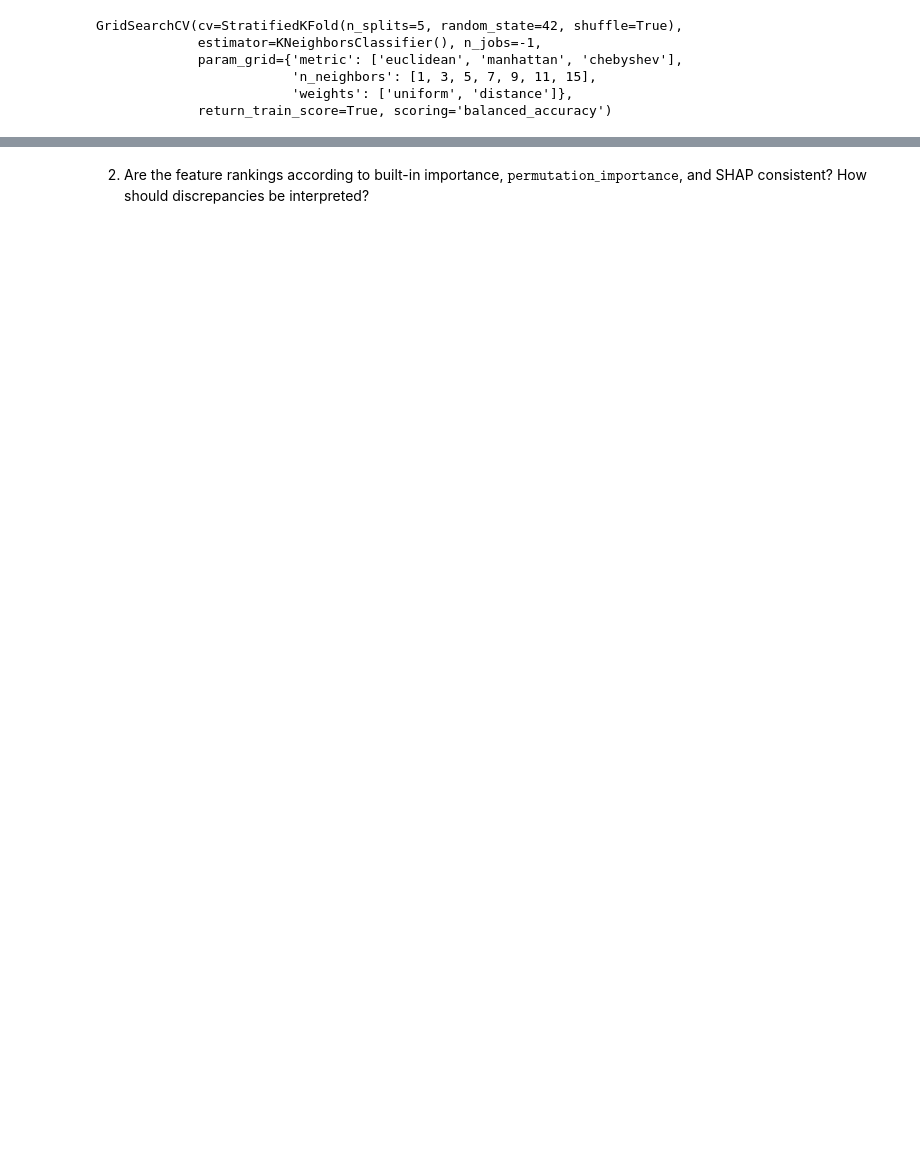
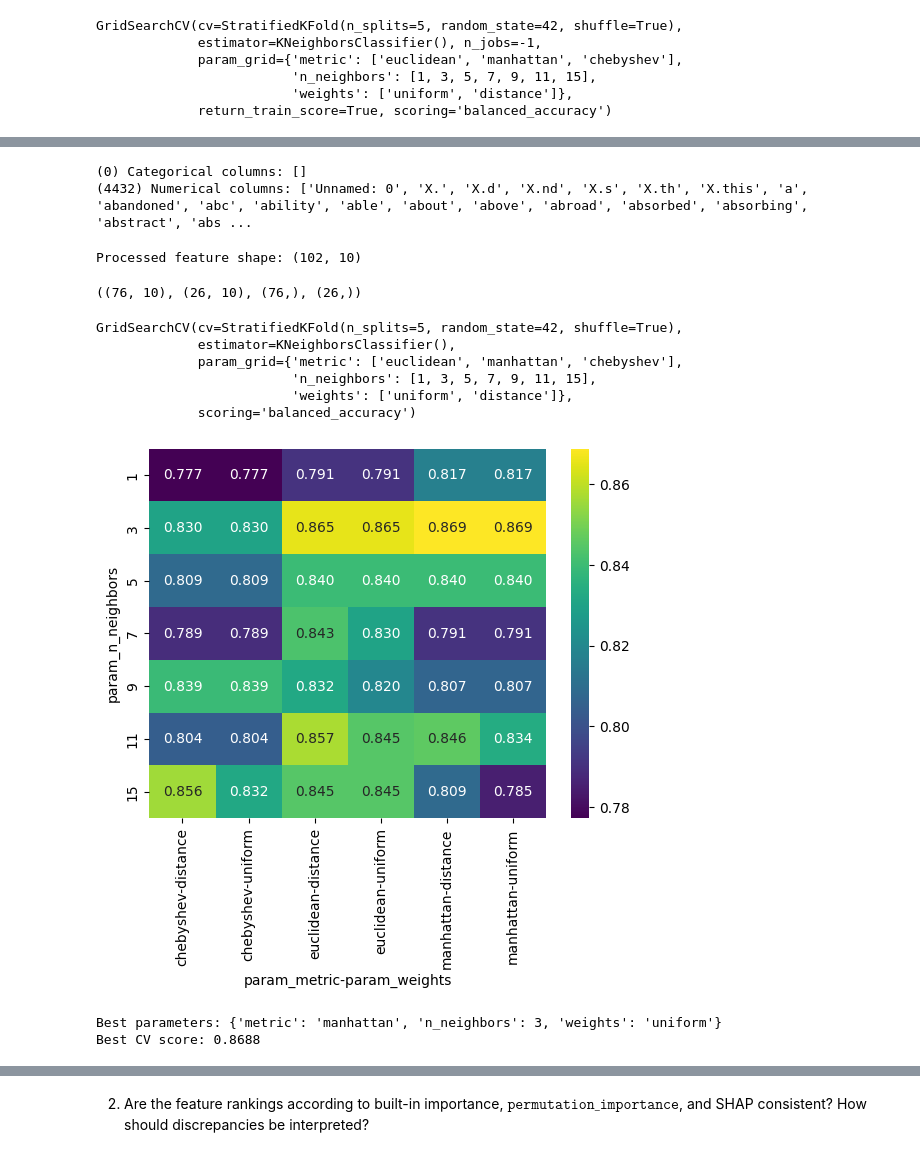
Before and after one commit to closetcaiman/de, a Jupyter notebook: lab2/lab2.ipynb, the cells around one changed output, grey strips where cells are left out. Cells and saved outputs as stored; diff of their text form; code cells hidden in the pictures; blank space fills up the shorter version.

```diff
--- a/lab2/lab2.ipynb
+++ b/lab2/lab2.ipynb
@@ -1122,0 +1141,75 @@ nyt_df = pd.read_csv("data/nyt-frame.csv")
+# %%
+nyt_categorical_features = X.select_dtypes(
+    include=["object", "category"]
+).columns.tolist()
+nyt_numerical_features = X.select_dtypes(include=["number"]).columns.tolist()
+
+print(
+    f"({len(nyt_categorical_features)}) Categorical columns: {nyt_categorical_features}"
+)
+print(f"({len(nyt_numerical_features)}) Numerical columns: {nyt_numerical_features}")
+# %% [output]
+(0) Categorical columns: []
+(4432) Numerical columns: ['Unnamed: 0', 'X.', 'X.d', 'X.nd', 'X.s', 'X.th', 'X.this', 'a', 'abandoned', 'abc', 'ability', 'able', 'about', 'above', 'abroad', 'absorbed', 'absorbing', 'abstract', 'abs ...
+# %%
+from sklearn.decomposition import PCA
+
+numeric_transformer = Pipeline([
+    ("scaler", StandardScaler()),
+    ("pca", PCA(n_components=10, random_state=RNG)),
+])
+
+preprocessor = ColumnTransformer([
+    ("num", numeric_transformer, nyt_numerical_features),
+])
+
+X_processed = preprocessor.fit_transform(X)
+print(f"Processed feature shape: {X_processed.shape}")
+# %% [output]
+Processed feature shape: (102, 10)
+# %%
+X_train, X_test, y_train, y_test = train_test_split(
+    X_processed, y, test_size=0.25, stratify=y, random_state=RNG
+)
+
+X_train.shape, X_test.shape, y_train.shape, y_test.shape
+# %% [output]
+((76, 10), (26, 10), (76,), (26,))
+# %%
+clf = KNeighborsClassifier()
+
+parameters_nyt = {
+    "n_neighbors": [1, 3, 5, 7, 9, 11, 15],
+    "metric": ["euclidean", "manhattan", "chebyshev"],
+    "weights": ["uniform", "distance"],
+}
+
+nyt_cv = GridSearchCV(clf, parameters_nyt, cv=kf, scoring="balanced_accuracy")
+nyt_cv.fit(X_train, y_train)
+# %% [output]
+GridSearchCV(cv=StratifiedKFold(n_splits=5, random_state=42, shuffle=True),
+             estimator=KNeighborsClassifier(),
+             param_grid={'metric': ['euclidean', 'manhattan', 'chebyshev'],
+                         'n_neighbors': [1, 3, 5, 7, 9, 11, 15],
+                         'weights': ['uniform', 'distance']},
+             scoring='balanced_accuracy')
+# %%
+sns.heatmap(
+    pd.DataFrame(nyt_cv.cv_results_).pivot_table(
+        index="param_n_neighbors",
+        columns=["param_metric", "param_weights"],
+        values="mean_test_score",
+    ),
+    annot=True,
+    fmt=".3f",
+    cmap="viridis",
+)
+plt.show()
+# %% [output]
+[figure, added]
+# %%
+print("Best parameters:", nyt_cv.best_params_)
+print(f"Best CV score: {nyt_cv.best_score_:.4f}")
+# %% [output]
+Best parameters: {'metric': 'manhattan', 'n_neighbors': 3, 'weights': 'uniform'}
+Best CV score: 0.8688
```
Also changed, not shown: parts of 36 cells of this notebook, 2 other files.
